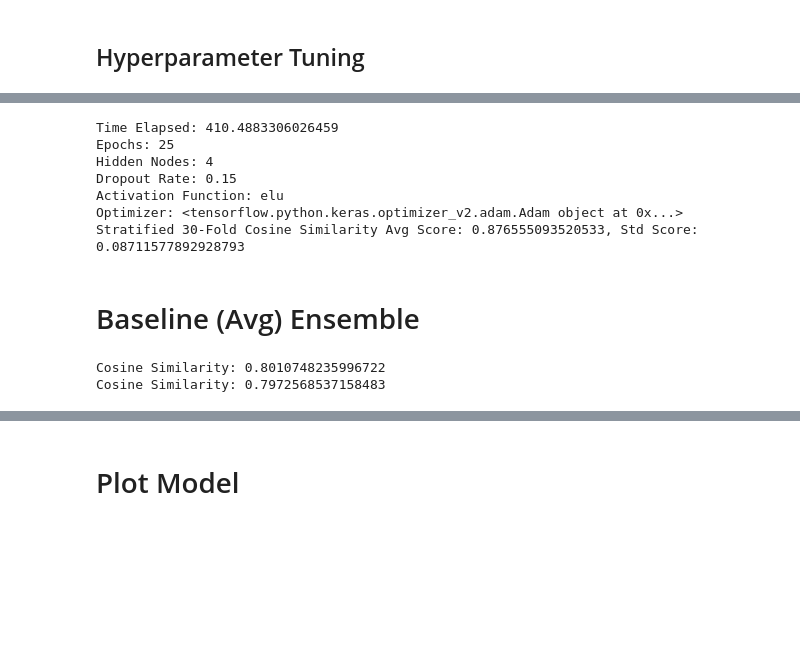
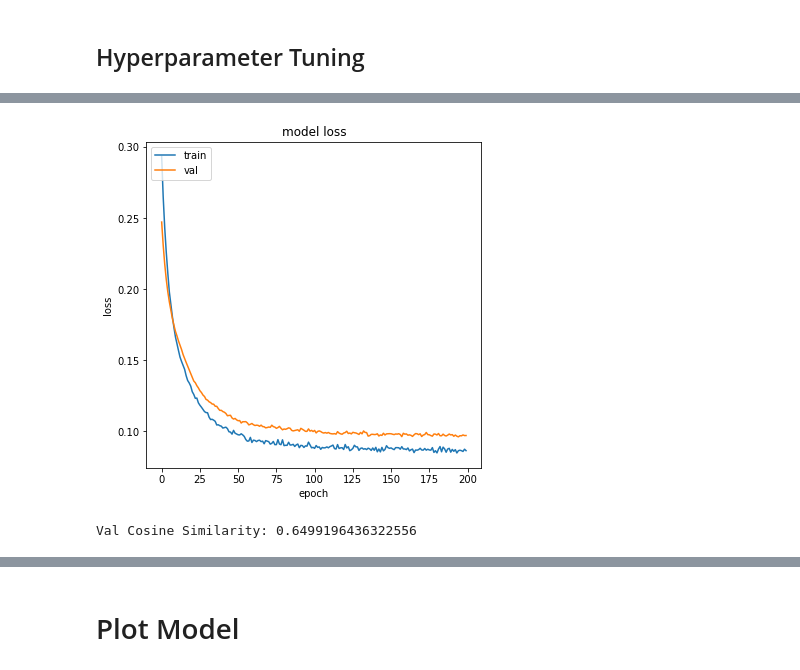
Before and after one commit to louisowen6/NLP_Stacking_Ensemble, a Jupyter notebook: Model/Ensemble.ipynb, the cells around one changed output, grey strips where cells are left out. Drawn from its saved outputs; the diff is of its cells as text; code cells hidden in the pictures; blank space fills up the shorter version.

```diff
--- a/Model/Ensemble.ipynb
+++ b/Model/Ensemble.ipynb
@@ -143,0 +524,12 @@ df.head()
+# %%
+pred_MLP=MLP_model(model_MLP,df_train,df_val,sentence_vector=False)
+pred_MLP_W2V_Sentence_Vector=MLP_model(model_MLP_W2V_Sentence_Vector,df_train,df_val,sentence_vector=True)
+pred_CNN=model_CNN_LSTM(model_CNN_W2V,df_train,df_val)
+pred_LSTM=model_CNN_LSTM(model_LSTM_W2V,df_train,df_val)
+
+df=pd.DataFrame(pred_MLP,columns=['pred_MLP_Feature_Driven'])
+df['pred_MLP_W2V_Sentence_Vector']=pred_MLP_W2V_Sentence_Vector
+df['pred_CNN_W2V']=pred_CNN
+df['pred_lstm_W2V']=pred_LSTM
+df['source']=df_val['source']
+df['sentiment score']=df_val['sentiment score']
@@ -143,0 +541,12 @@ df.head()
+# %%
+pred_MLP_test=MLP_model(model_MLP,df_train,df_test,sentence_vector=False)
+pred_MLP_W2V_Sentence_Vector_test=MLP_model(model_MLP_W2V_Sentence_Vector,df_train,df_test,sentence_vector=True)
+pred_CNN_test=model_CNN_LSTM(model_CNN_W2V,df_train,df_test)
+pred_LSTM_test=model_CNN_LSTM(model_LSTM_W2V,df_train,df_test)
+
+df_test_ensemble=pd.DataFrame(pred_MLP_test,columns=['pred_MLP_Feature_Driven'])
+df_test_ensemble['pred_MLP_W2V_Sentence_Vector']=pred_MLP_W2V_Sentence_Vector_test
+df_test_ensemble['pred_CNN_W2V']=pred_CNN_test
+df_test_ensemble['pred_lstm_W2V']=pred_LSTM_test
+df_test_ensemble['source']=df_test['source']
+df_test_ensemble['sentiment score']=df_test['sentiment score']
@@ -225,25 +572,18 @@ Stratified 30-Fold Cosine Similarity Avg Score: 0.8739162765631422, Std Score: 0
-# %%
-used_variables=['pred_MLP_Feature_Driven','pred_CNN_W2V','pred_lstm_GloVe','pred_MLP_W2V_Sentence_Vector']
-adam=tf.keras.optimizers.Adam(learning_rate=0.0075)
-grid_model_ensemble(df,columns=used_variables,hidden_nodes=4,dropout=0.15,activation_list=['elu'],optimizer=adam,epochs=25)
-# %% [output]
-Time Elapsed: 410.4883306026459
-Epochs: 25
-Hidden Nodes: 4
-Dropout Rate: 0.15
-Activation Function: elu
-Optimizer: <tensorflow.python.keras.optimizer_v2.adam.Adam object at 0x...>
-Stratified 30-Fold Cosine Similarity Avg Score: 0.876555093520533, Std Score: 0.08711577892928793
-# %% [markdown]
-# Baseline (Avg) Ensemble
-# %%
-#pred_MLP_Feature_Driven, pred_CNN_W2V, pred_MLP_W2V_Sentence_Vector, pred_lstm_W2V
-pred=(df['pred_MLP_Feature_Driven']+df['pred_CNN_W2V']+df['pred_MLP_W2V_Sentence_Vector']+df['pred_lstm_W2V'])/4
-print('Cosine Similarity: {}'.format(cosine_similarity(pred.values.reshape(1,-1),df['sentiment score'].values.reshape(1,-1))[0][0]))
-
-#pred_MLP_Feature_Driven, pred_CNN_W2V, pred_MLP_W2V_Sentence_Vector, pred_lstm_GloVe
-pred=(df['pred_MLP_Feature_Driven']+df['pred_CNN_W2V']+df['pred_MLP_W2V_Sentence_Vector']+df['pred_lstm_GloVe'])/4
-print('Cosine Similarity: {}'.format(cosine_similarity(pred.values.reshape(1,-1),df['sentiment score'].values.reshape(1,-1))[0][0]))
-# %% [output]
-Cosine Similarity: 0.8010748235996722
-Cosine Similarity: 0.7972568537158483
+# %%
+# Run it to obtain reproducible results across machines (from keras.io)
+os.environ['PYTHONHASHSEED'] = '0'
+np.random.seed(42)
+rn.seed(12345)
+session_conf = tf.ConfigProto(intra_op_parallelism_threads=1, inter_op_parallelism_threads=1)
+tf.set_random_seed(1234)
+sess = tf.Session(graph=tf.get_default_graph(), config=session_conf)
+K.set_session(sess)
+
+adam=tf.keras.optimizers.Adam(learning_rate=0.001)
+
+grid_model_ensemble(df,df_test_ensemble,hidden_nodes=4,
+                    dropout=0.05,l2_regularizer=0.02,
+                    act='relu',optimizer=adam,epochs=200)
+# %% [output]
+[figure, added]
+Val Cosine Similarity: 0.6499196436322556
```
Also changed, not shown: parts of 28 cells of this notebook.
